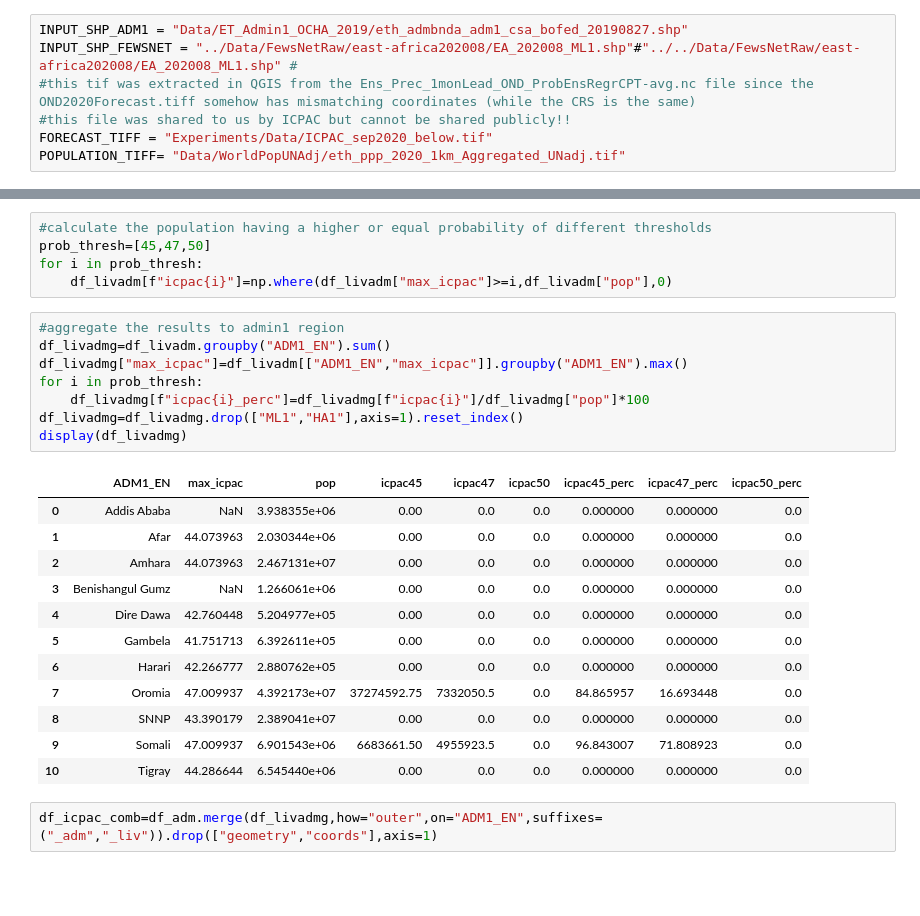
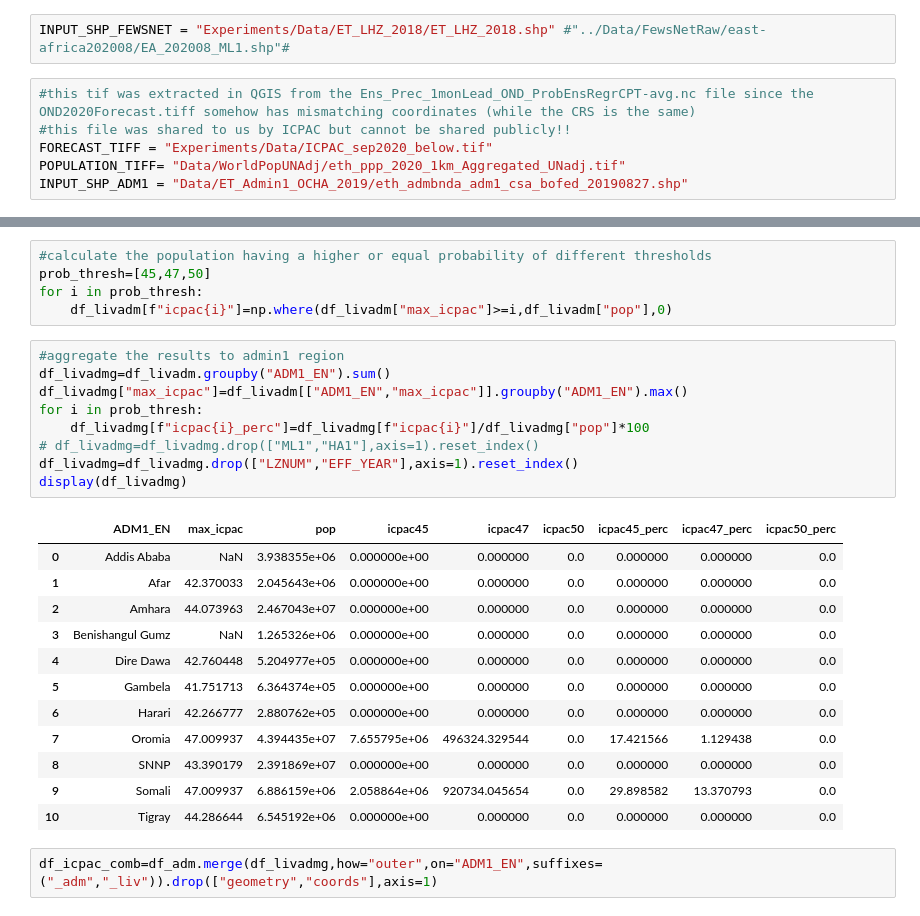
Before and after one commit to OCHA-DAP/pa-aa-food-insecurity, a Jupyter notebook: ethiopia/ICPAC.ipynb, the cells around one changed output, grey strips where cells are left out. Cells and saved outputs as stored; diff of their text form; blank space fills up the shorter version.

```diff
--- a/ethiopia/ICPAC.ipynb
+++ b/ethiopia/ICPAC.ipynb
@@ -17,13 +16,14 @@ import numpy as np
 import matplotlib.pyplot as plt
 import geopandas as gpd
 from rasterstats import zonal_stats
+# %%
+INPUT_SHP_FEWSNET = "Experiments/Data/ET_LHZ_2018/ET_LHZ_2018.shp" #"../Data/FewsNetRaw/east-africa202008/EA_202008_ML1.shp"#
 # %%
-INPUT_SHP_ADM1 = "Data/ET_Admin1_OCHA_2019/eth_admbnda_adm1_csa_bofed_20190827.shp"
-INPUT_SHP_FEWSNET = "../Data/FewsNetRaw/east-africa202008/EA_202008_ML1.shp"#"../../Data/FewsNetRaw/east-africa202008/EA_202008_ML1.shp" #
 #this tif was extracted in QGIS from the Ens_Prec_1monLead_OND_ProbEnsRegrCPT-avg.nc file since the OND2020Forecast.tiff somehow has mismatching coordinates (while the CRS is the same)
 #this file was shared to us by ICPAC but cannot be shared publicly!!
 FORECAST_TIFF = "Experiments/Data/ICPAC_sep2020_below.tif"
 POPULATION_TIFF= "Data/WorldPopUNAdj/eth_ppp_2020_1km_Aggregated_UNadj.tif"
+INPUT_SHP_ADM1 = "Data/ET_Admin1_OCHA_2019/eth_admbnda_adm1_csa_bofed_20190827.shp"
 # %% [markdown]
 #### Calculating the probability value per Admin1 region
 **Note: we should discuss if this is the best way to go!**
@@ -73,24 +76,25 @@ for i in prob_thresh:
 # %%
 #aggregate the results to admin1 region
 df_livadmg=df_livadm.groupby("ADM1_EN").sum()
 df_livadmg["max_icpac"]=df_livadm[["ADM1_EN","max_icpac"]].groupby("ADM1_EN").max()
 for i in prob_thresh:
     df_livadmg[f"icpac{i}_perc"]=df_livadmg[f"icpac{i}"]/df_livadmg["pop"]*100
-df_livadmg=df_livadmg.drop(["ML1","HA1"],axis=1).reset_index()
+# df_livadmg=df_livadmg.drop(["ML1","HA1"],axis=1).reset_index()
+df_livadmg=df_livadmg.drop(["LZNUM","EFF_YEAR"],axis=1).reset_index()
 display(df_livadmg)
 # %% [output]
 |  | ADM1_EN | max_icpac | pop | icpac45 | icpac47 | icpac50 | icpac45_perc | icpac47_perc | icpac50_perc |
-| 0 | Addis Ababa | NaN | 3.938355e+06 | 0.00 | 0.0 | 0.0 | 0.000000 | 0.000000 | 0.0 |
-| 1 | Afar | 44.073963 | 2.030344e+06 | 0.00 | 0.0 | 0.0 | 0.000000 | 0.000000 | 0.0 |
-| 2 | Amhara | 44.073963 | 2.467131e+07 | 0.00 | 0.0 | 0.0 | 0.000000 | 0.000000 | 0.0 |
-| 3 | Benishangul Gumz | NaN | 1.266061e+06 | 0.00 | 0.0 | 0.0 | 0.000000 | 0.000000 | 0.0 |
-| 4 | Dire Dawa | 42.760448 | 5.204977e+05 | 0.00 | 0.0 | 0.0 | 0.000000 | 0.000000 | 0.0 |
-| 5 | Gambela | 41.751713 | 6.392611e+05 | 0.00 | 0.0 | 0.0 | 0.000000 | 0.000000 | 0.0 |
-| 6 | Harari | 42.266777 | 2.880762e+05 | 0.00 | 0.0 | 0.0 | 0.000000 | 0.000000 | 0.0 |
-| 7 | Oromia | 47.009937 | 4.392173e+07 | 37274592.75 | 7332050.5 | 0.0 | 84.865957 | 16.693448 | 0.0 |
-| 8 | SNNP | 43.390179 | 2.389041e+07 | 0.00 | 0.0 | 0.0 | 0.000000 | 0.000000 | 0.0 |
-| 9 | Somali | 47.009937 | 6.901543e+06 | 6683661.50 | 4955923.5 | 0.0 | 96.843007 | 71.808923 | 0.0 |
-| 10 | Tigray | 44.286644 | 6.545440e+06 | 0.00 | 0.0 | 0.0 | 0.000000 | 0.000000 | 0.0 |
+| 0 | Addis Ababa | NaN | 3.938355e+06 | 0.000000e+00 | 0.000000 | 0.0 | 0.000000 | 0.000000 | 0.0 |
+| 1 | Afar | 42.370033 | 2.045643e+06 | 0.000000e+00 | 0.000000 | 0.0 | 0.000000 | 0.000000 | 0.0 |
+| 2 | Amhara | 44.073963 | 2.467043e+07 | 0.000000e+00 | 0.000000 | 0.0 | 0.000000 | 0.000000 | 0.0 |
+| 3 | Benishangul Gumz | NaN | 1.265326e+06 | 0.000000e+00 | 0.000000 | 0.0 | 0.000000 | 0.000000 | 0.0 |
+| 4 | Dire Dawa | 42.760448 | 5.204977e+05 | 0.000000e+00 | 0.000000 | 0.0 | 0.000000 | 0.000000 | 0.0 |
+| 5 | Gambela | 41.751713 | 6.364374e+05 | 0.000000e+00 | 0.000000 | 0.0 | 0.000000 | 0.000000 | 0.0 |
+| 6 | Harari | 42.266777 | 2.880762e+05 | 0.000000e+00 | 0.000000 | 0.0 | 0.000000 | 0.000000 | 0.0 |
+| 7 | Oromia | 47.009937 | 4.394435e+07 | 7.655795e+06 | 496324.329544 | 0.0 | 17.421566 | 1.129438 | 0.0 |
+| 8 | SNNP | 43.390179 | 2.391869e+07 | 0.000000e+00 | 0.000000 | 0.0 | 0.000000 | 0.000000 | 0.0 |
+| 9 | Somali | 47.009937 | 6.886159e+06 | 2.058864e+06 | 920734.045654 | 0.0 | 29.898582 | 13.370793 | 0.0 |
+| 10 | Tigray | 44.286644 | 6.545192e+06 | 0.000000e+00 | 0.000000 | 0.0 | 0.000000 | 0.000000 | 0.0 |
 # %%
 df_icpac_comb=df_adm.merge(df_livadmg,how="outer",on="ADM1_EN",suffixes=("_adm","_liv")).drop(["geometry","coords"],axis=1)
 # %%
```
Also changed, not shown: parts of 10 cells of this notebook.
